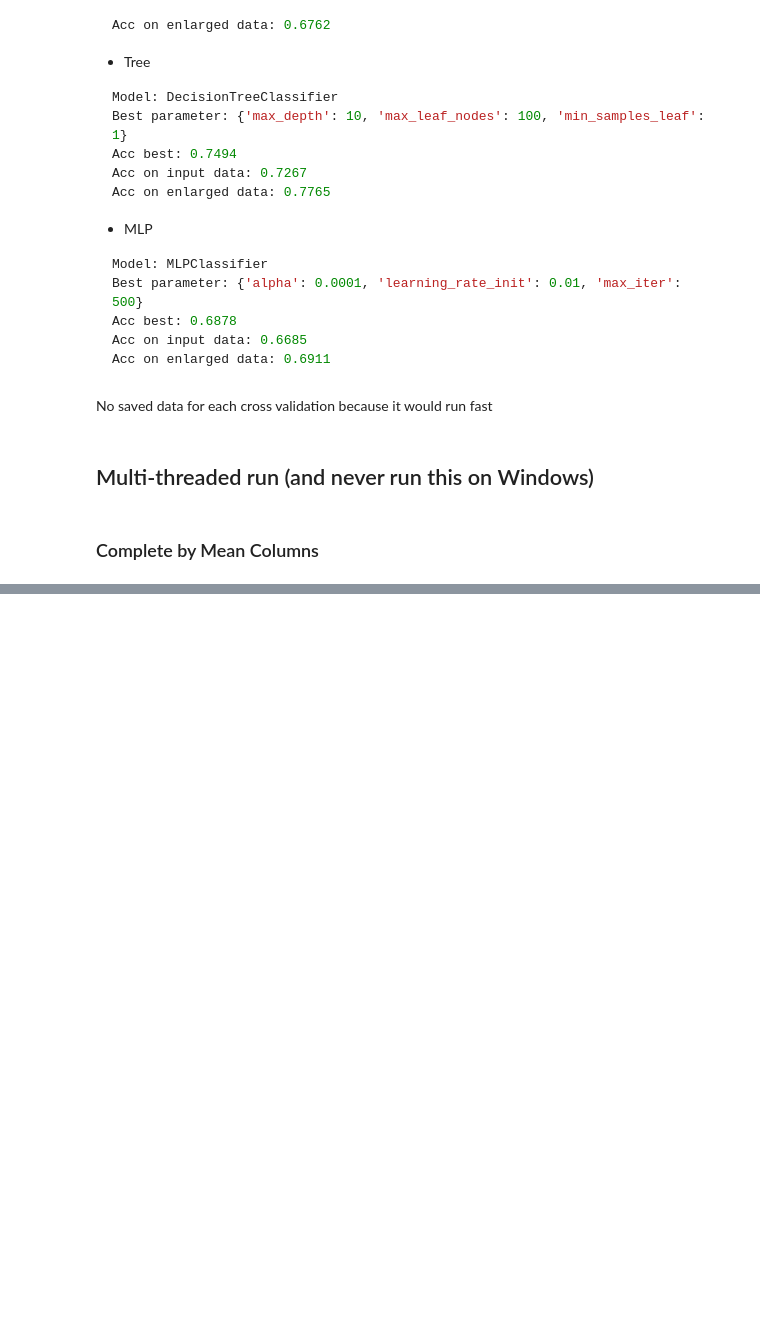
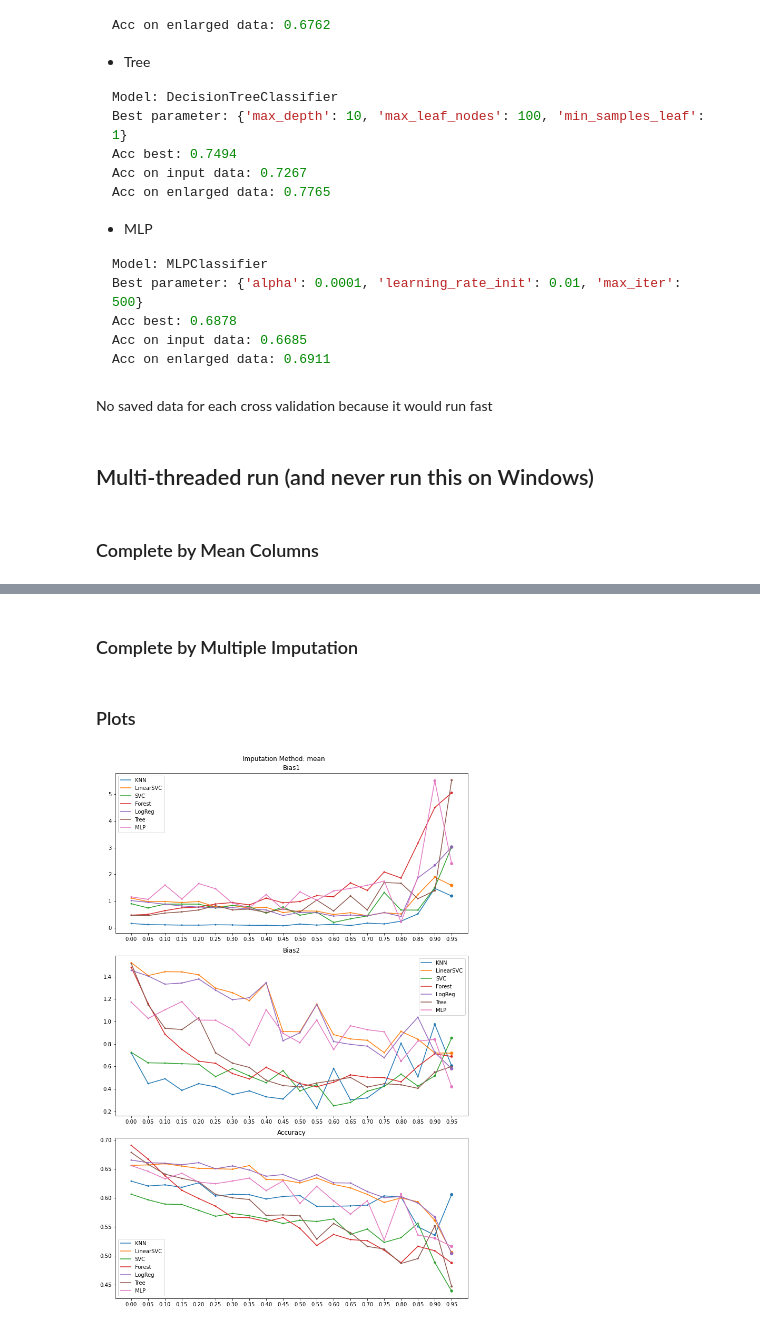
Before and after one commit to teamclouday/DataImputation, a Jupyter notebook: compas_ratio_compare.ipynb, the cells around one changed output, grey strips where cells are left out. Saved outputs shown, nothing was run; the diff lists cells and outputs as text; code cells hidden in the pictures; blank space fills up the shorter version.

Commit message:
update plots

```diff
--- a/compas_ratio_compare.ipynb
+++ b/compas_ratio_compare.ipynb
@@ -295,0 +296,24 @@ for _ in tqdm(pool.imap_unordered(fill_by_mean_task, range(len(random_ratios))),
+# %%
+def complete_similar_task(idx):
+    data_sim = gen_complete_random(data_compas_complete, random_ratio=random_ratios[idx], print_all=False)
+    result = test_imputation(data_sim.X.copy(), data_sim.y.copy(),
+                             data_sim.protected, complete_by_similar_row, multi=False)
+    return result
+# %%
+if __name__ == "__main__":
+    with Pool(processes=8) as pool:
+        results["similar"] = list(tqdm.tqdm(pool.imap(complete_similar_task, range(len(random_ratios))), total=len(random_ratios)))
+# %% [markdown]
+### Complete by Multiple Imputation
+# %%
+def complete_multi_task(idx):
+    data_sim = gen_complete_random(data_compas_complete, random_ratio=random_ratios[idx], print_all=False)
+    result = test_imputation(data_sim.X.copy(), data_sim.y.copy(),
+                             data_sim.protected, complete_by_multi, multi=True)
+    return result
+# %%
+if __name__ == "__main__":
+    with Pool(processes=8) as pool:
+        results["multi"] = list(tqdm.tqdm(pool.imap(complete_multi_task, range(len(random_ratios))), total=len(random_ratios)))
+# %% [markdown]
+### Plots
@@ -295,0 +386,4 @@ for _ in tqdm(pool.imap_unordered(fill_by_mean_task, range(len(random_ratios))),
+# %%
+plot_result("mean", "ratio_mean.png")
+# %% [output]
+[figure, added]
```
Also changed, not shown: parts of 9 cells of this notebook, 6 other files.
